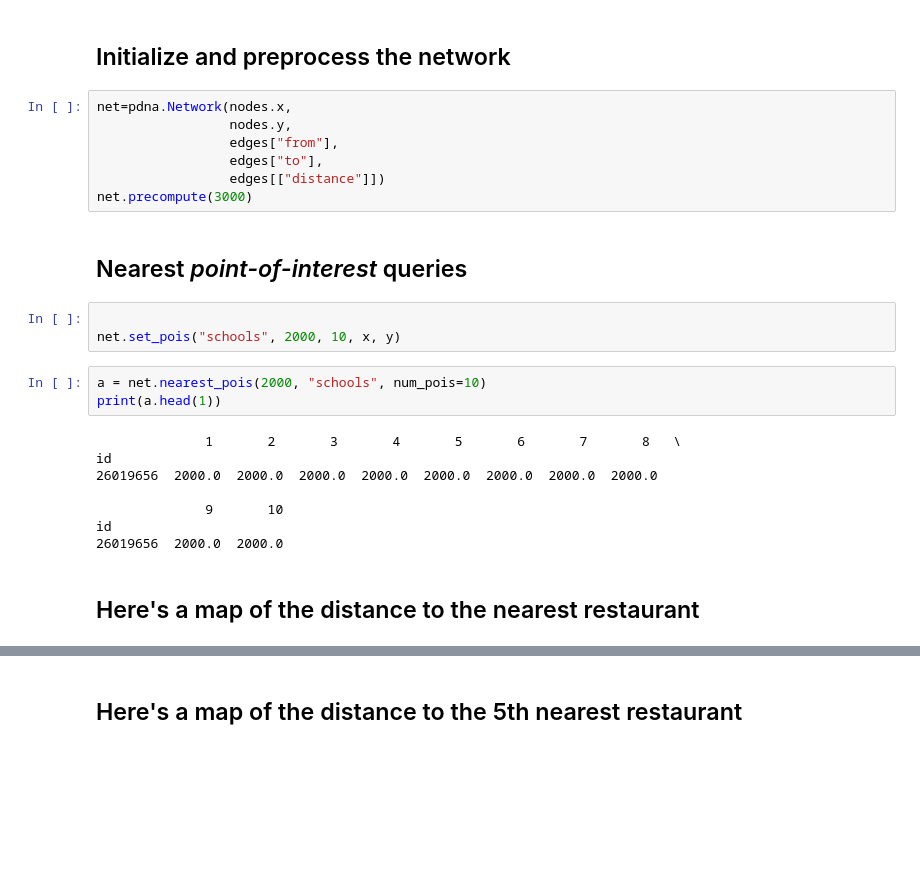
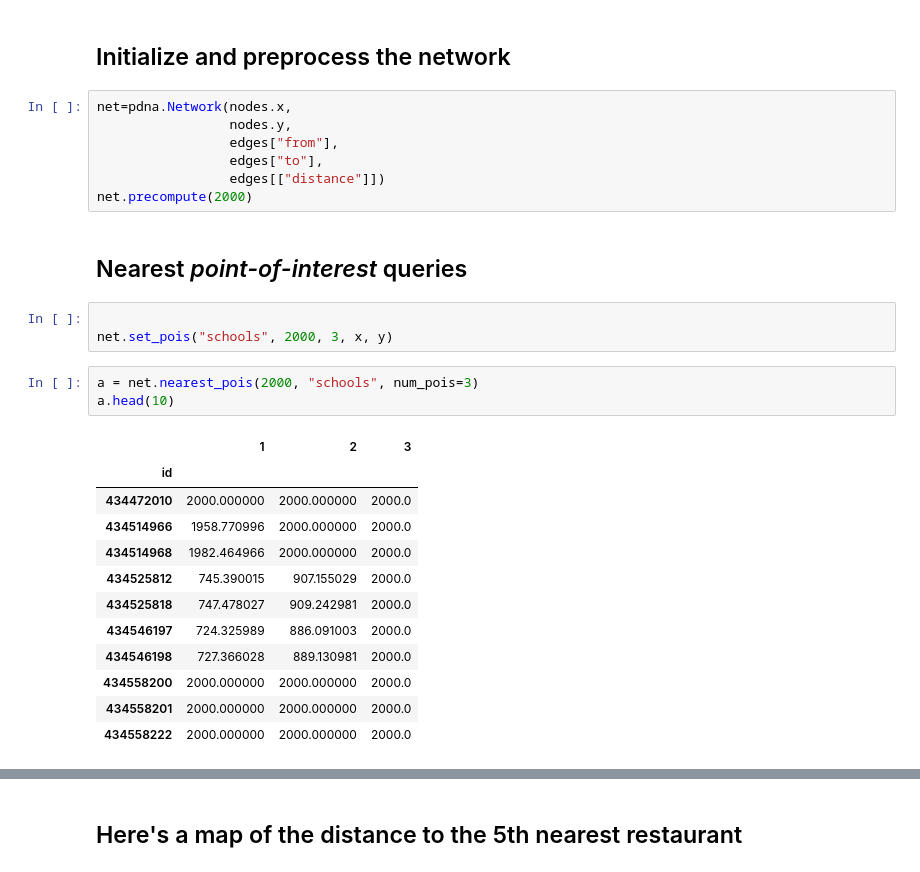
Before and after one commit to fillipefeitosa/gettin, a Jupyter notebook: pandana/Pandana - Aveiro.ipynb, the cells around one changed output, grey strips where cells are left out. Drawn from its saved outputs; the diff is of its cells as text; blank space fills up the shorter version.

```diff
--- a/pandana/Pandana - Aveiro.ipynb
+++ b/pandana/Pandana - Aveiro.ipynb
@@ -90,22 +65,25 @@ net=pdna.Network(nodes.x,
                  edges["from"],
                  edges["to"],
                  edges[["distance"]])
-net.precompute(3000)
+net.precompute(2000)
 # %% [markdown]
 ## Nearest *point-of-interest* queries
 # %%
 
-net.set_pois("schools", 2000, 10, x, y)
+net.set_pois("schools", 2000, 3, x, y)
 # %%
-a = net.nearest_pois(2000, "schools", num_pois=10)
-print(a.head(1))
+a = net.nearest_pois(2000, "schools", num_pois=3)
+a.head(10)
 # %% [output]
-              1       2       3       4       5       6       7       8   \
-id
-26019656  2000.0  2000.0  2000.0  2000.0  2000.0  2000.0  2000.0  2000.0
-
-              9       10
-id
-26019656  2000.0  2000.0
+|  | 1 | 2 | 3 |
+| id |  |  |  |
+| 434472010 | 2000.000000 | 2000.000000 | 2000.0 |
+| 434514966 | 1958.770996 | 2000.000000 | 2000.0 |
+| 434514968 | 1982.464966 | 2000.000000 | 2000.0 |
+| 434525812 | 745.390015 | 907.155029 | 2000.0 |
+| 434525818 | 747.478027 | 909.242981 | 2000.0 |
+| 434546197 | 724.325989 | 886.091003 | 2000.0 |
+| 434546198 | 727.366028 | 889.130981 | 2000.0 |
+| 434558200 | 2000.000000 | 2000.000000 | 2000.0 |
+| 434558201 | 2000.000000 | 2000.000000 | 2000.0 |
+| 434558222 | 2000.000000 | 2000.000000 | 2000.0 |
-# %% [markdown]
-## Here's a map of the distance to the nearest restaurant
```
Also changed, not shown: parts of 7 cells of this notebook, 3 other files.
